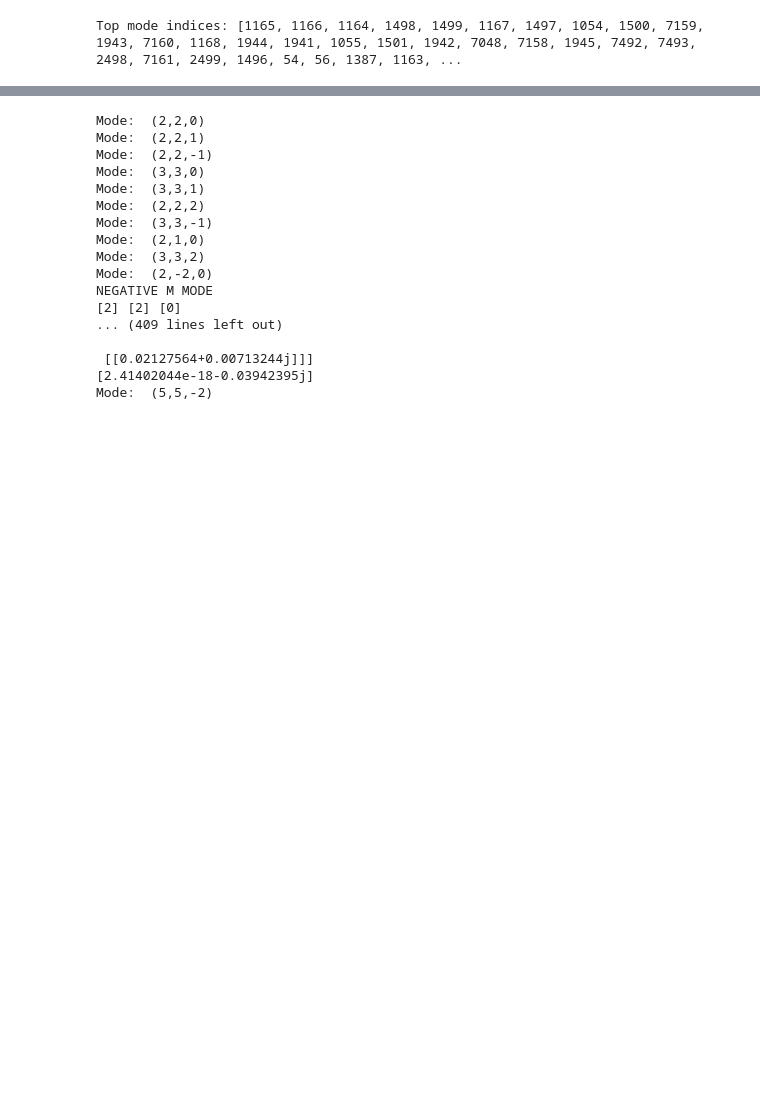
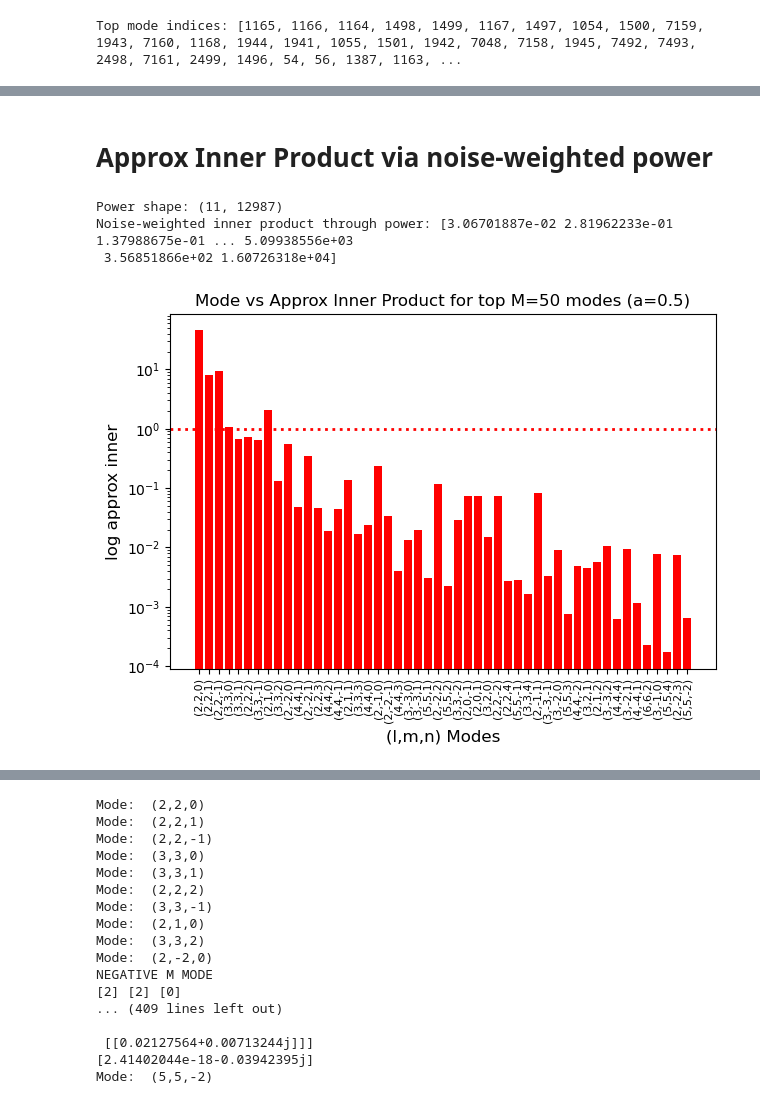
Before and after one commit to verasha/FEWNEW, a Jupyter notebook: work/power_innercalc.ipynb, the cells around one changed output, grey strips where cells are left out. Drawn from its saved outputs; the diff is of its cells as text; code cells hidden in the pictures; blank space fills up the shorter version.

Commit message:
Noise-weighted inner product

```diff
--- a/work/power_innercalc.ipynb
+++ b/work/power_innercalc.ipynb
@@ -307,0 +306,2 @@ Top mode indices: [1165, 1166, 1164, 1498, 1499, 1167, 1497, 1054, 1500, 7159, 1
+# %% [markdown]
+ # Approx Inner Product via noise-weighted power
@@ -307,0 +337,25 @@ Top mode indices: [1165, 1166, 1164, 1498, 1499, 1167, 1497, 1054, 1500, 7159, 1
+# %%
+nw_power = calc_nw_power(teuk_modes, ylms, m0mask)
+print("Noise-weighted inner product through power:", nw_power)
+# %% [output]
+Power shape: (11, 12987)
+Noise-weighted inner product through power: [3.06701887e-02 2.81962233e-01 1.37988675e-01 ... 5.09938556e+03
+ 3.56851866e+02 1.60726318e+04]
+# %%
+approx_inner = nw_power * delta_T * 1/(factor**2) * 4
+# %%
+# Select nw_power for top modes
+top_approx_inner = [approx_inner[i] for i in top_indices]
+mode_labels_sel = [mode_labels[i] for i in top_indices]
+# %%
+plt.axhline(y=1, color='red', linestyle='dotted', linewidth=2, label='Threshold (Inner Product = 1)')
+plt.bar(range(M_mode), top_approx_inner, color='red')
+plt.xticks(range(M_mode), mode_labels_sel, rotation=90, fontsize=8)
+plt.xlabel('(l,m,n) Modes', fontsize=12)
+plt.ylabel(r'log approx inner', fontsize=12)
+plt.title('Mode vs Approx Inner Product for top M={} modes (a={})'.format(M_mode,a), fontsize=12)
+plt.yscale('log')
+plt.tight_layout()
+plt.show()
+# %% [output]
+[figure, added]
```
Also changed, not shown: parts of 15 cells of this notebook.
